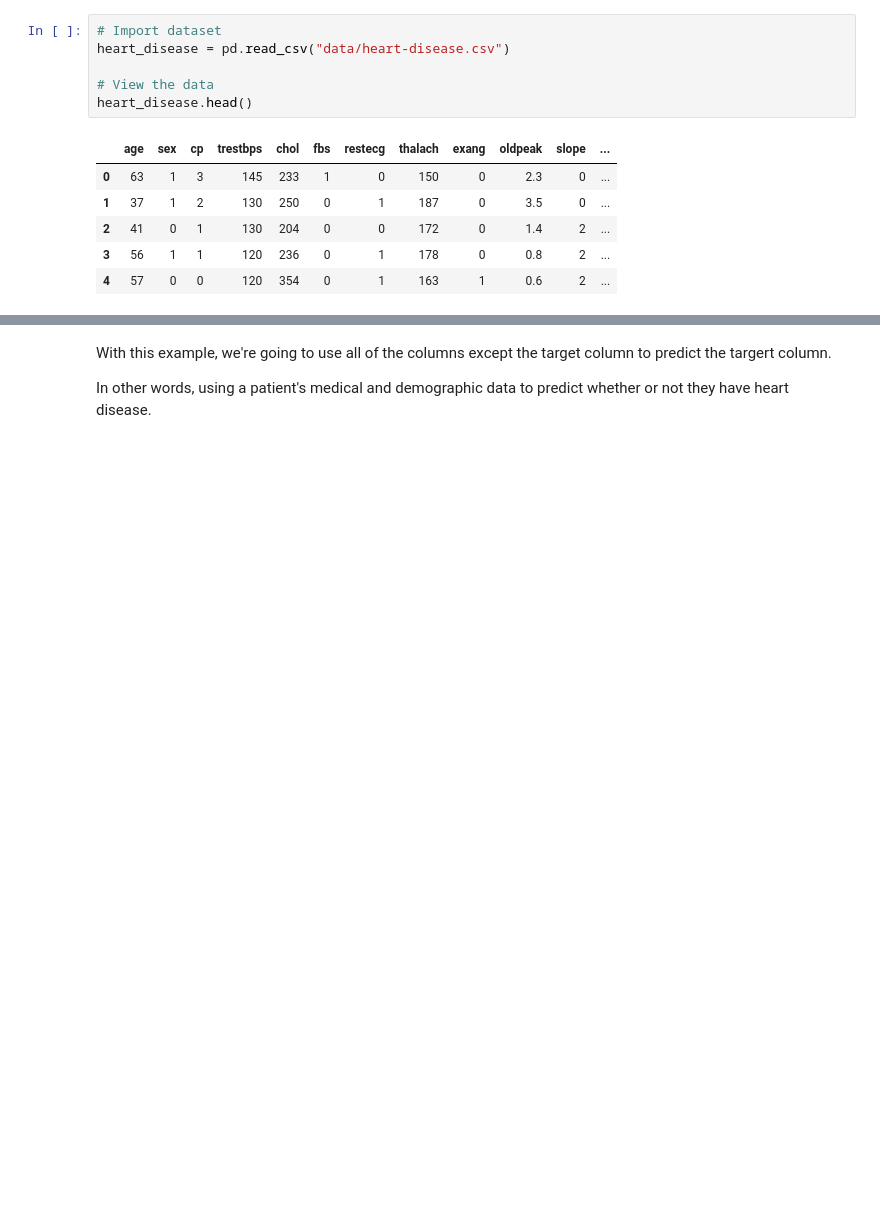
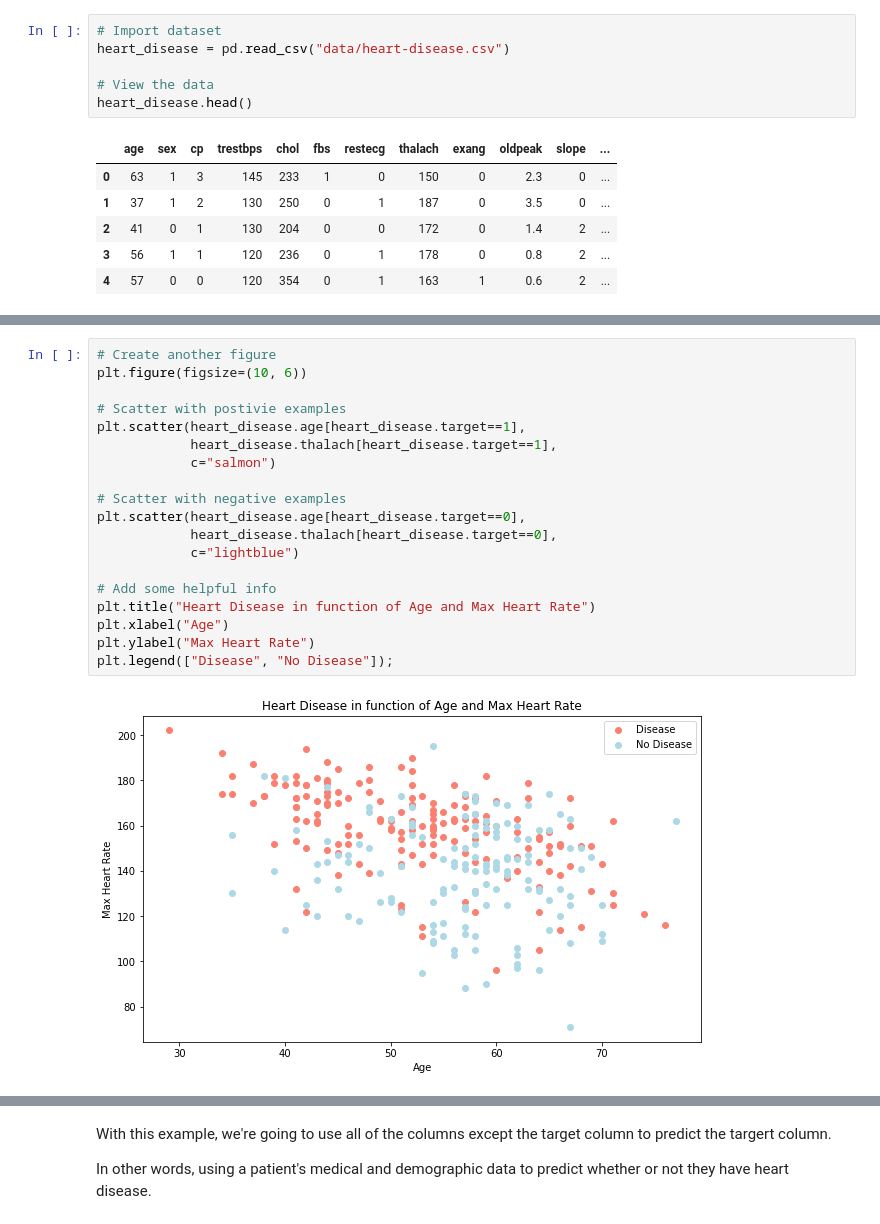
Before and after one commit to Xiu-Anne/Computer_Vision-OpenCV-Scikit-image, a Jupyter notebook: scikit-learn-workflow.ipynb, the cells around one changed output, grey strips where cells are left out. Cells and saved outputs as stored; diff of their text form; blank space fills up the shorter version.

```diff
--- a/scikit-learn-workflow.ipynb
+++ b/scikit-learn-workflow.ipynb
@@ -31,0 +61,21 @@ heart_disease.head()
+# %%
+# Create another figure
+plt.figure(figsize=(10, 6))
+
+# Scatter with postivie examples
+plt.scatter(heart_disease.age[heart_disease.target==1],
+            heart_disease.thalach[heart_disease.target==1],
+            c="salmon")
+
+# Scatter with negative examples
+plt.scatter(heart_disease.age[heart_disease.target==0],
+            heart_disease.thalach[heart_disease.target==0],
+            c="lightblue")
+
+# Add some helpful info
+plt.title("Heart Disease in function of Age and Max Heart Rate")
+plt.xlabel("Age")
+plt.ylabel("Max Heart Rate")
+plt.legend(["Disease", "No Disease"]);
+# %% [output]
+[figure, added]
```
Also changed, not shown: parts of 11 cells of this notebook, 1 other file.
